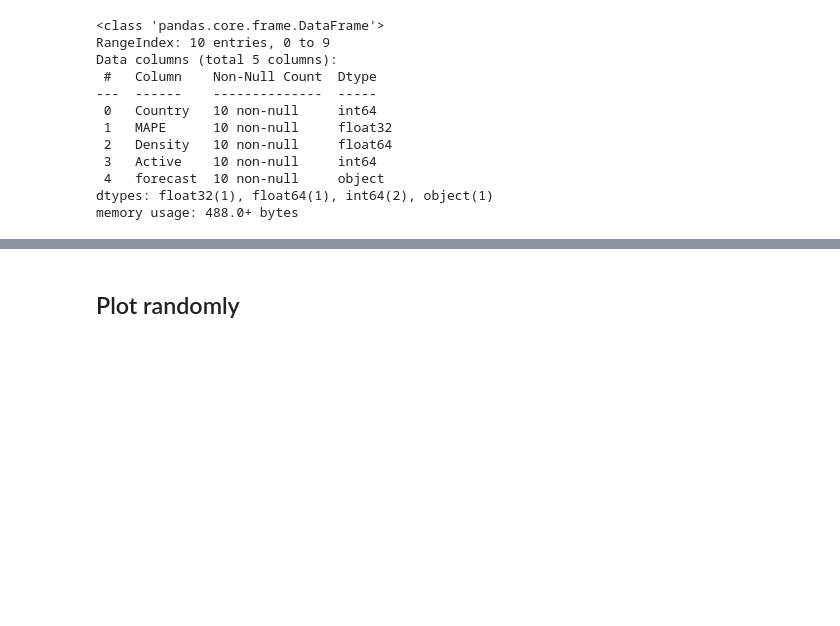
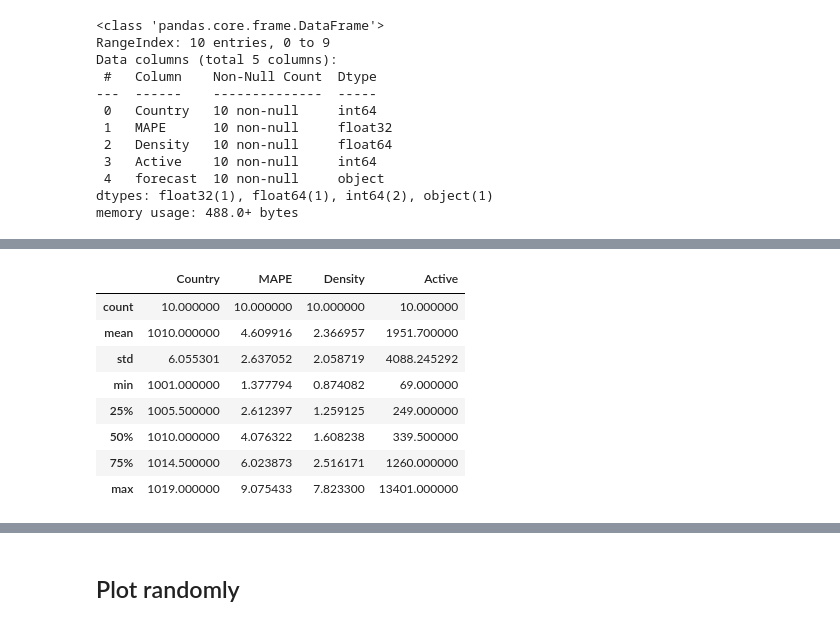
Before and after one commit to masaichig0/Kaggle_godaddy_competition, a Jupyter notebook: multiprocess.ipynb, the cells around one changed output, grey strips where cells are left out. Saved outputs shown, nothing was run; the diff lists cells and outputs as text; code cells hidden in the pictures; blank space fills up the shorter version.

```diff
--- a/multiprocess.ipynb
+++ b/multiprocess.ipynb
@@ -90,0 +125,13 @@ result_df.describe()
+# %%
+# window 8, horizon 1
+result_df.describe()
+# %% [output]
+|  | Country | MAPE | Density | Active |
+| count | 10.000000 | 10.000000 | 10.000000 | 10.000000 |
+| mean | 1010.000000 | 4.609916 | 2.366957 | 1951.700000 |
+| std | 6.055301 | 2.637052 | 2.058719 | 4088.245292 |
+| min | 1001.000000 | 1.377794 | 0.874082 | 69.000000 |
+| 25% | 1005.500000 | 2.612397 | 1.259125 | 249.000000 |
+| 50% | 1010.000000 | 4.076322 | 1.608238 | 339.500000 |
+| 75% | 1014.500000 | 6.023873 | 2.516171 | 1260.000000 |
+| max | 1019.000000 | 9.075433 | 7.823300 | 13401.000000 |
```
Also changed, not shown: parts of 15 cells of this notebook, 2 other files.
